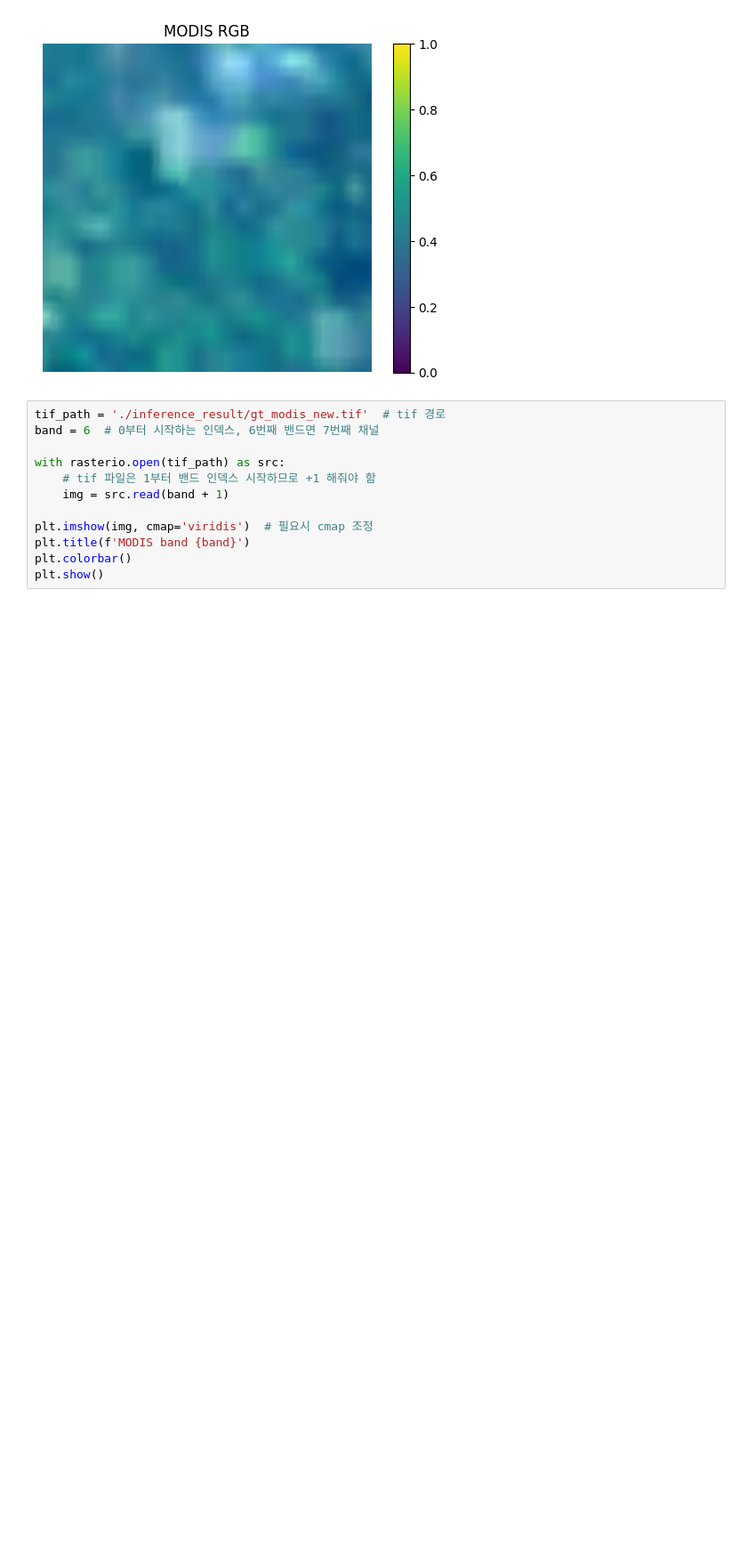
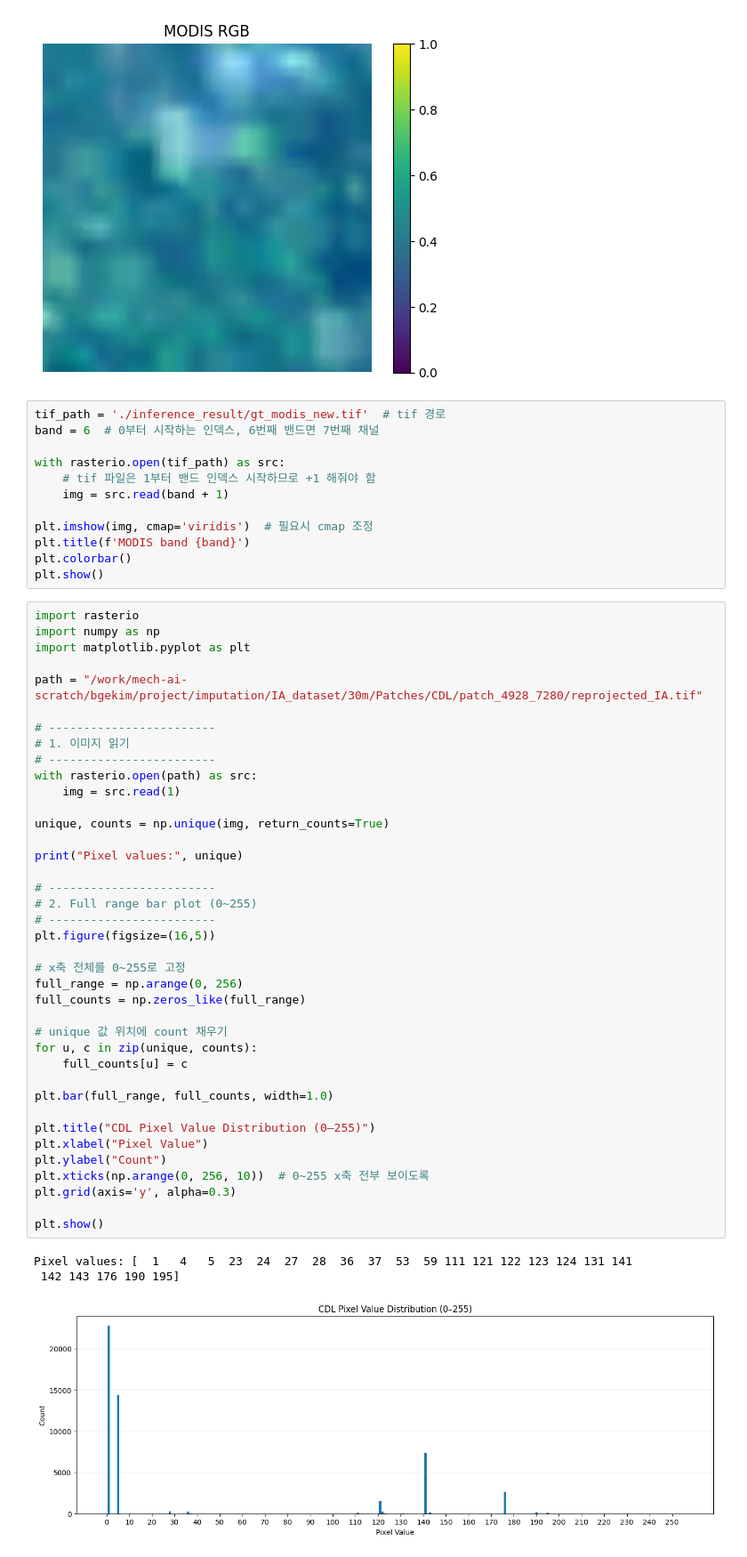
Before and after one commit to Coooni/MultiMAE, a Jupyter notebook: test.ipynb, the cells around one changed output. Shown at 89% size. Drawn from its saved outputs; the diff is of its cells as text; blank space fills up the shorter version.

```diff
--- a/test.ipynb
+++ b/test.ipynb
@@ -99,3 +99,46 @@ plt.imshow(img, cmap='viridis')  # 필요시 cmap 조정
 plt.title(f'MODIS band {band}')
 plt.colorbar()
 plt.show()
+# %%
+import rasterio
+import numpy as np
+import matplotlib.pyplot as plt
+
+path = "/work/mech-ai-scratch/bgekim/project/imputation/IA_dataset/30m/Patches/CDL/patch_4928_7280/reprojected_IA.tif"
+
+# ------------------------
+# 1. 이미지 읽기
+# ------------------------
+with rasterio.open(path) as src:
+    img = src.read(1)
+
+unique, counts = np.unique(img, return_counts=True)
+
+print("Pixel values:", unique)
+
+# ------------------------
+# 2. Full range bar plot (0~255)
+# ------------------------
+plt.figure(figsize=(16,5))
+
+# x축 전체를 0~255로 고정
+full_range = np.arange(0, 256)
+full_counts = np.zeros_like(full_range)
+
+# unique 값 위치에 count 채우기
+for u, c in zip(unique, counts):
+    full_counts[u] = c
+
+plt.bar(full_range, full_counts, width=1.0)
+
+plt.title("CDL Pixel Value Distribution (0–255)")
+plt.xlabel("Pixel Value")
+plt.ylabel("Count")
+plt.xticks(np.arange(0, 256, 10))  # 0~255 x축 전부 보이도록
+plt.grid(axis='y', alpha=0.3)
+
+plt.show()
+# %% [output]
+Pixel values: [  1   4   5  23  24  27  28  36  37  53  59 111 121 122 123 124 131 141
+ 142 143 176 190 195]
+[figure, added]
```
Also changed, not shown: 23 other files.
